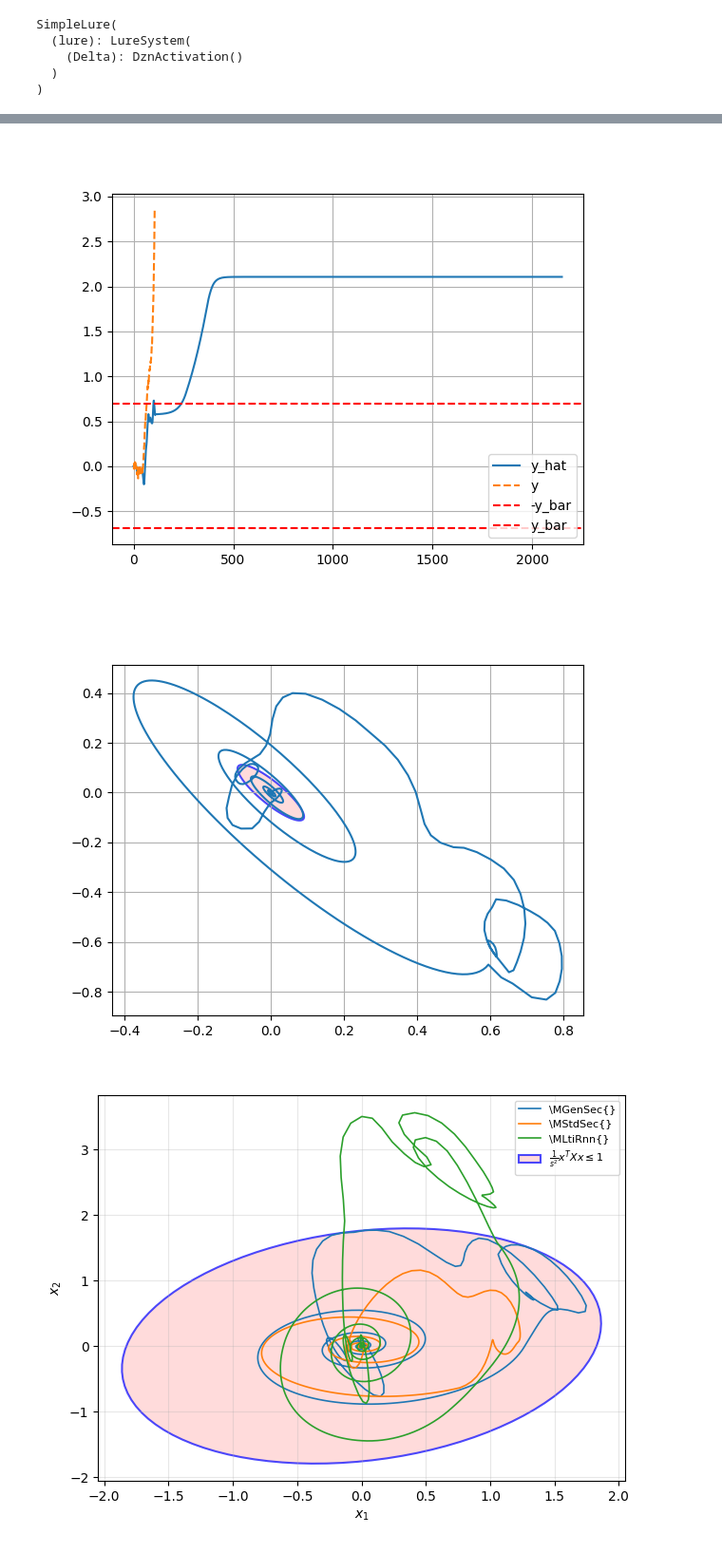
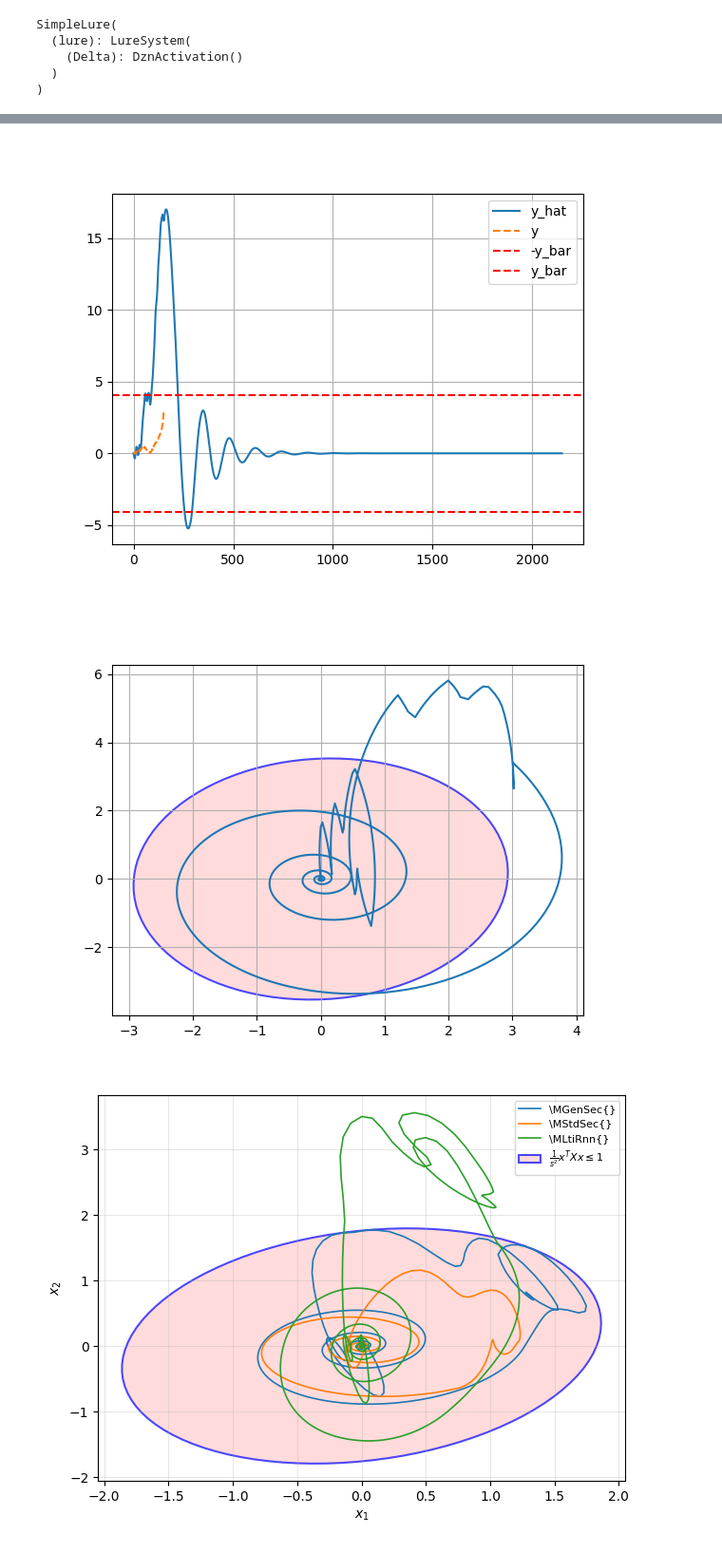
Before and after one commit to Dany-L/genSecSysId, a Jupyter notebook: python/notebooks/compare_run_ids.ipynb, the cells around one changed output, grey strips where cells are left out. Shown at 95% size. Saved outputs shown, nothing was run; the diff lists cells and outputs as text; code cells hidden in the pictures.

```diff
--- a/python/notebooks/compare_run_ids.ipynb
+++ b/python/notebooks/compare_run_ids.ipynb
@@ -18,14 +18,15 @@ print(f"Project root: {project_root}")
 Project root: /Users/jack/Documents/01_Git/01_promotion/genSecSysId/python
 # %%
 # Set MLflow tracking URI
-# mlflow_uri = project_root / "mlruns"
-# mlflow.set_tracking_uri(f"file://{mlflow_uri}")
-mlflow_uri = 'http://mlflowui.informatik.uni-stuttgart.de/'
-mlflow.set_tracking_uri(mlflow_uri)
+mlflow_uri = project_root / "mlruns"
+mlflow.set_tracking_uri(f"file://{mlflow_uri}")
+# mlflow_uri = 'http://mlflowui.informatik.uni-stuttgart.de/'
+# mlflow.set_tracking_uri(mlflow_uri)
 
 print(f"MLflow tracking URI: {mlflow.get_tracking_uri()}")
 
-experiment_name = 'duffing-soft-7'
+# experiment_name = 'duffing-soft-8'
+experiment_name = 'crnn-duffing_dev'
 # Ranking metric for the summary tables / best-HP-group selection.
 eval_metric = 'id/conv/eval_nrmse'
 # %% [output]
@@ -220,6 +209,6 @@ Normalizer loaded: DataNormalizer
 # read max output from mlflow metric
 run_data = mlflow.get_run(run_id).data.to_dictionary()
 y_train_max_metric = run_data['metrics']['data/max_output_train']
-y_bar_metric = run_data['metrics']['post_process/y_bar']
+y_bar_metric = run_data['metrics']['certificate/y_bar']
 print(f"y_train_max: {y_train_max_metric}, y_bar: {y_bar_metric}")
 # %% [output]
@@ -515,10 +504,10 @@ Problem status for s=13.5263: optimal
 Problem status for s=14.2632: optimal
 Problem status for s=15.0000: optimal
 # %%
-
+import cvxpy as cp
 # s = 1.0
 # y_max = y_train_max_metric
-y_max = y_bar_metric + 0.21
+y_max = y_bar_metric
 
 
 
@@ -804,6 +761,6 @@ SDP failed with status: infeasible
 # %%
-idx = 1
-scale = 1.0
+idx = 5
+scale = 20.0
 stab_type = 'div'
 plot_y = True
 
@@ -819,8 +776,8 @@ elif stab_type == 'no_div':
 
 u_n = torch.tensor(normalizer.transform_inputs(u_padded))
 
-y_hat_n, (x,w), _ = model(u_n)
-y_hat_n_safe, (x_safe, w_safe), u_safe_n = model2(u_n)
+y_hat_n, (x,w), _ = model.forward_unfiltered(u_n)
+y_hat_n_safe, (x_safe, w_safe), u_safe_n = model_safe(u_n)
 y_hat = normalizer.inverse_transform_outputs(y_hat_n.detach().numpy())
 y_hat_safe = normalizer.inverse_transform_outputs(y_hat_n_safe.detach().numpy())
 
@@ -856,5 +813,5 @@ ax.grid()
-[figure, old version]
+[figure, new version]
-[figure, old version]
+[figure, new version]
 # %%
 # ── Forward pass + plots (re-run this cell when changing u_n / u_safe_n) ─────
 with torch.no_grad():
```
Also changed, not shown: parts of 16 cells of this notebook, 29 other files.
